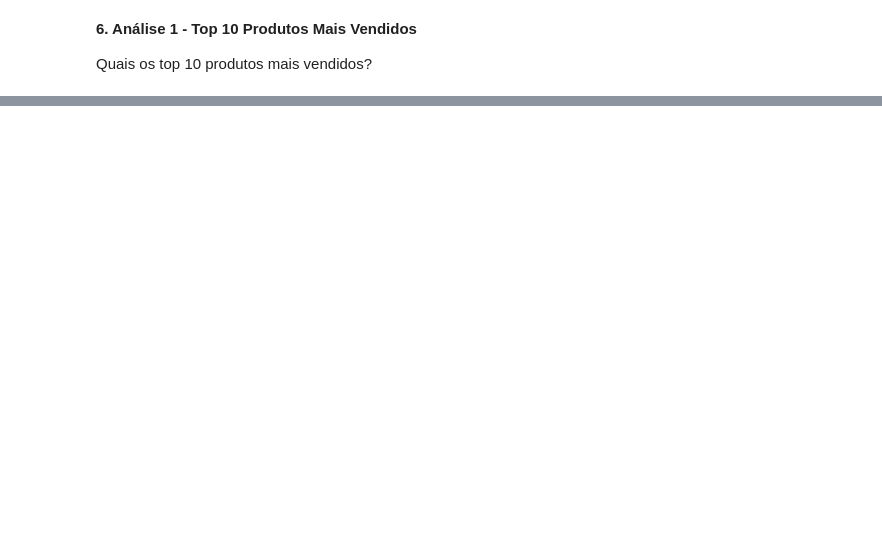
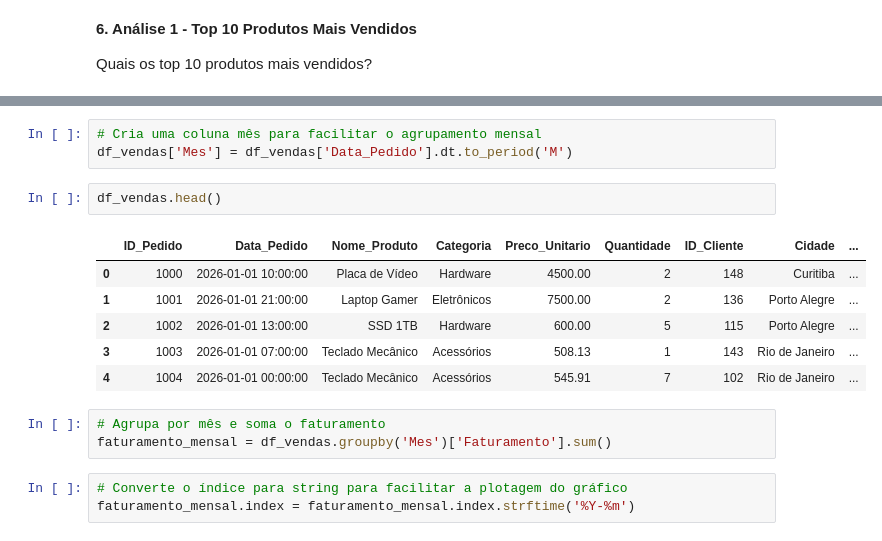
Before and after one commit to leojutsu/Base_Python, a Jupyter notebook: Mini-projeto1.ipynb, the cells around one changed output, grey strips where cells are left out. Saved outputs shown, nothing was run; the diff lists cells and outputs as text; blank space fills up the shorter version.

```diff
--- a/Mini-projeto1.ipynb
+++ b/Mini-projeto1.ipynb
@@ -333,0 +380,18 @@ plt.show()
+# %%
+# Cria uma coluna mês para facilitar o agrupamento mensal
+df_vendas['Mes'] = df_vendas['Data_Pedido'].dt.to_period('M')
+# %%
+df_vendas.head()
+# %% [output]
+|  | ID_Pedido | Data_Pedido | Nome_Produto | Categoria | Preco_Unitario | Quantidade | ID_Cliente | Cidade | ... |
+| 0 | 1000 | 2026-01-01 10:00:00 | Placa de Vídeo | Hardware | 4500.00 | 2 | 148 | Curitiba | ... |
+| 1 | 1001 | 2026-01-01 21:00:00 | Laptop Gamer | Eletrônicos | 7500.00 | 2 | 136 | Porto Alegre | ... |
+| 2 | 1002 | 2026-01-01 13:00:00 | SSD 1TB | Hardware | 600.00 | 5 | 115 | Porto Alegre | ... |
+| 3 | 1003 | 2026-01-01 07:00:00 | Teclado Mecânico | Acessórios | 508.13 | 1 | 143 | Rio de Janeiro | ... |
+| 4 | 1004 | 2026-01-01 00:00:00 | Teclado Mecânico | Acessórios | 545.91 | 7 | 102 | Rio de Janeiro | ... |
+# %%
+# Agrupa por mês e soma o faturamento
+faturamento_mensal = df_vendas.groupby('Mes')['Faturamento'].sum()
+# %%
+# Converte o índice para string para facilitar a plotagem do gráfico
+faturamento_mensal.index = faturamento_mensal.index.strftime('%Y-%m')
```
Also changed, not shown: parts of 14 cells of this notebook.
